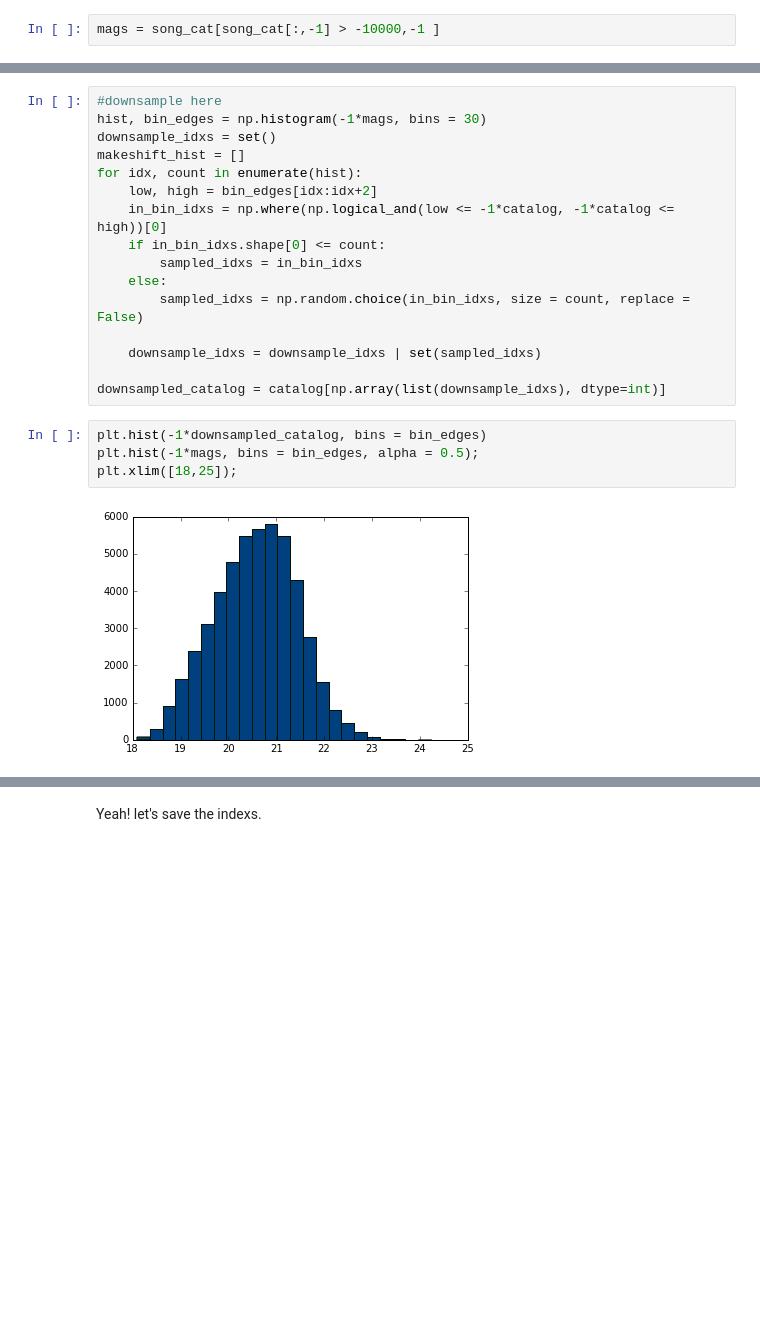
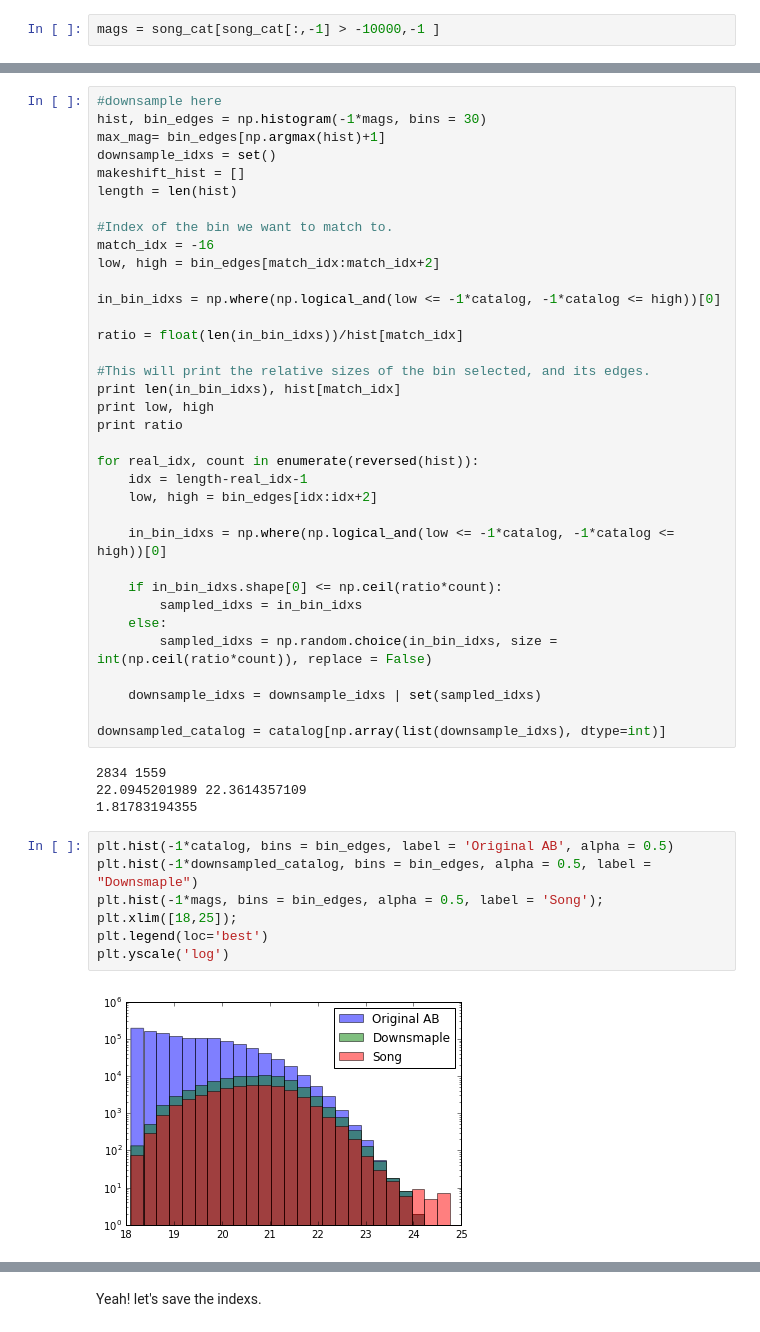
Before and after one commit to eniaxhakaj/desiDeltaSigma, a Jupyter notebook: Make Gama Matched Catalog.ipynb, the cells around one changed output, grey strips where cells are left out. Saved outputs shown, nothing was run; the diff lists cells and outputs as text; blank space fills up the shorter version.

```diff
--- a/Make Gama Matched Catalog.ipynb
+++ b/Make Gama Matched Catalog.ipynb
@@ -201,22 +206,48 @@ plt.xlim([18,25]);
 # %%
 #downsample here
 hist, bin_edges = np.histogram(-1*mags, bins = 30)
+max_mag= bin_edges[np.argmax(hist)+1]
 downsample_idxs = set()
 makeshift_hist = []
-for idx, count in enumerate(hist):
+length = len(hist)
+
+#Index of the bin we want to match to.
+match_idx = -16
+low, high = bin_edges[match_idx:match_idx+2]
+
+in_bin_idxs = np.where(np.logical_and(low <= -1*catalog, -1*catalog <= high))[0]
+
+ratio = float(len(in_bin_idxs))/hist[match_idx]
+
+#This will print the relative sizes of the bin selected, and its edges.
+print len(in_bin_idxs), hist[match_idx]
+print low, high
+print ratio
+
+for real_idx, count in enumerate(reversed(hist)):
+    idx = length-real_idx-1
     low, high = bin_edges[idx:idx+2]
+
     in_bin_idxs = np.where(np.logical_and(low <= -1*catalog, -1*catalog <= high))[0]
-    if in_bin_idxs.shape[0] <= count:
+
+    if in_bin_idxs.shape[0] <= np.ceil(ratio*count):
         sampled_idxs = in_bin_idxs
     else:
-        sampled_idxs = np.random.choice(in_bin_idxs, size = count, replace = False)
+        sampled_idxs = np.random.choice(in_bin_idxs, size = int(np.ceil(ratio*count)), replace = False)
 
     downsample_idxs = downsample_idxs | set(sampled_idxs)
 
 downsampled_catalog = catalog[np.array(list(downsample_idxs), dtype=int)]
+# %% [output]
+2834 1559
+22.0945201989 22.3614357109
+1.81783194355
 # %%
-plt.hist(-1*downsampled_catalog, bins = bin_edges)
-plt.hist(-1*mags, bins = bin_edges, alpha = 0.5);
+plt.hist(-1*catalog, bins = bin_edges, label = 'Original AB', alpha = 0.5)
+plt.hist(-1*downsampled_catalog, bins = bin_edges, alpha = 0.5, label = "Downsmaple")
+plt.hist(-1*mags, bins = bin_edges, alpha = 0.5, label = 'Song');
 plt.xlim([18,25]);
+plt.legend(loc='best')
+plt.yscale('log')
 # %% [output]
-[figure, old version]
+[figure, new version]
```
Also changed, not shown: parts of 15 cells of this notebook, 3 other files.
